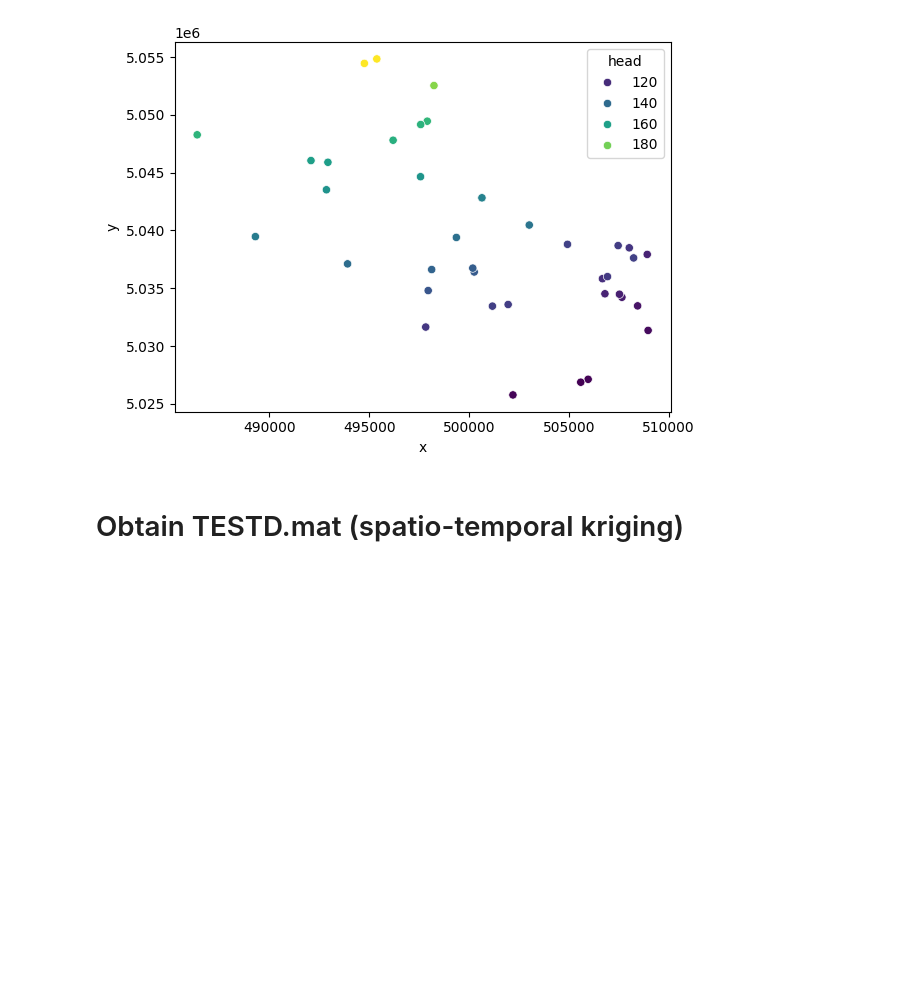
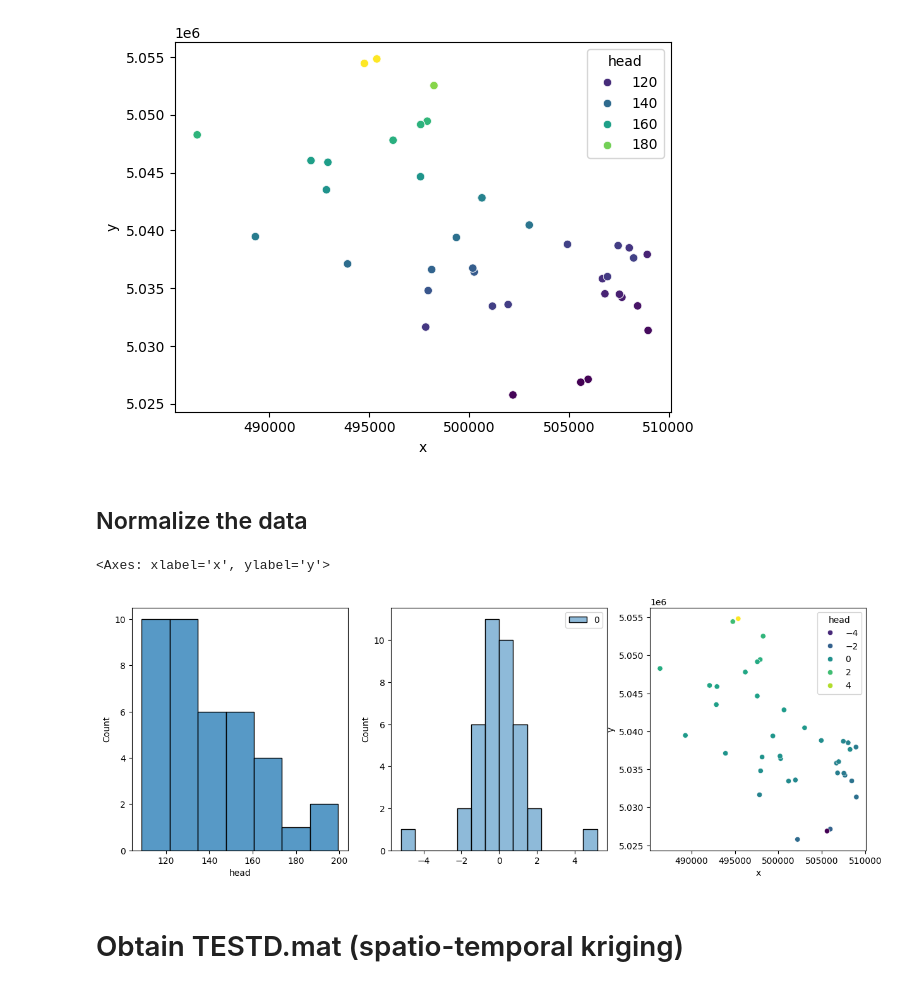
Before and after one commit to paolchol/hm, a Jupyter notebook: MAURICE/spatiotemporal_kriging/st_kriging.ipynb, the cells around one changed output. Drawn from its saved outputs; the diff is of its cells as text; code cells hidden in the pictures; blank space fills up the shorter version.

Commit message:
added normalization of dataset

```diff
--- a/MAURICE/spatiotemporal_kriging/st_kriging.ipynb
+++ b/MAURICE/spatiotemporal_kriging/st_kriging.ipynb
@@ -149,3 +151,21 @@ mat = {
 scipy.io.savemat(os.path.join(cwd, 'data', 'MAURICE_DATA_v6.mat'), mat)
 scipy.io.savemat(os.path.join(cwd, 'code_matlab', 'MAURICE_DATA_v6.mat'), mat)
 tool.to_csv(os.path.join(cwd, 'data', 'data_2023_09_v6.csv'), index = False)
+# %% [markdown]
+## Normalize the data
+# %%
+X = tool['head'].values.reshape(-1, 1)
+
+Y = sklearn.preprocessing.QuantileTransformer(
+            output_distribution="normal", random_state=42
+        ).fit_transform(X),
+# %%
+fig, axes = plt.subplots(1,3, figsize =(15,5))
+sns.histplot(tool['head'], ax = axes[0])
+sns.histplot(Y[0], ax = axes[1])
+trash = tool.copy()
+trash['head'] = Y[0]
+sns.scatterplot(trash, x='x', y='y', hue='head', palette='viridis', ax = axes[2])
+# %% [output]
+<Axes: xlabel='x', ylabel='y'>
+[figure, added]
```
Also changed, not shown: parts of 3 cells of this notebook.
